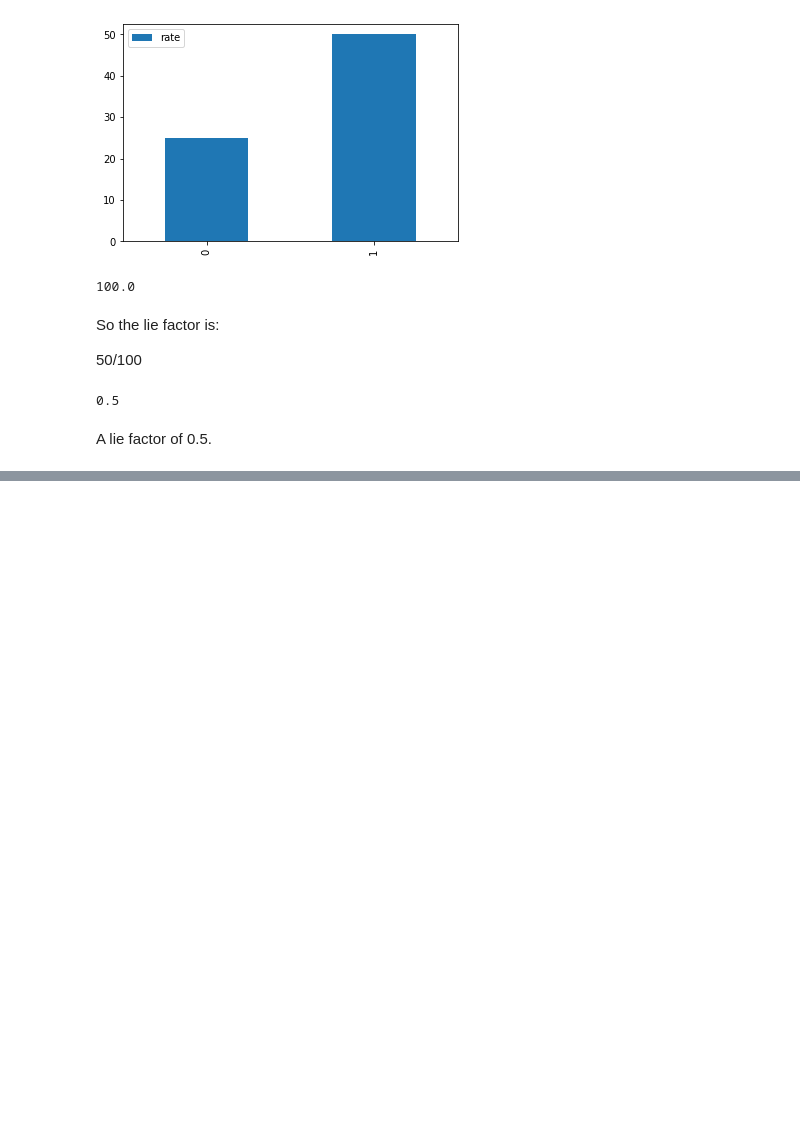
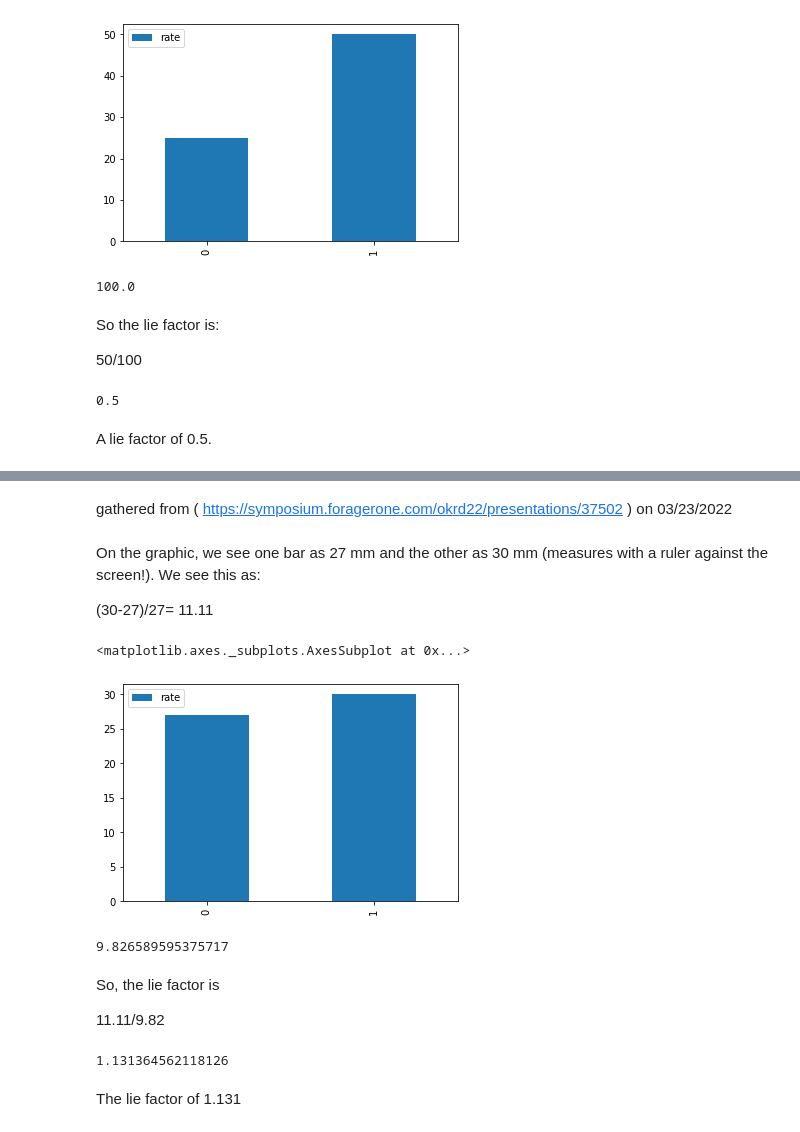
Before and after one commit to subshr4/subshr4, a Jupyter notebook: Untitled14.ipynb, the cells around one changed output, grey strips where cells are left out. Saved outputs shown, nothing was run; the diff lists cells and outputs as text; code cells hidden in the pictures; blank space fills up the shorter version.

```diff
--- a/Untitled14.ipynb
+++ b/Untitled14.ipynb
@@ -57,0 +124,34 @@ A lie factor of 0.5.
+# %% [markdown]
+gathered from ( https://symposium.foragerone.com/okrd22/presentations/37502 ) on 03/23/2022
+# %% [markdown]
+On the graphic, we see one bar as 27 mm and the other as 30 mm (measures with a ruler against the screen!). We see this as:
+
+
+(30-27)/27= 11.11
+# %%
+import pandas as pa
+
+x = [27,30]
+
+df = pa.DataFrame({'rate':x})
+
+df.plot.bar()
+# %% [output]
+<matplotlib.axes._subplots.AxesSubplot at 0x...>
+[figure, added]
+# %%
+percentchange = (19-17.3)/17.3
+
+percentchange*100
+# %% [output]
+9.826589595375717
+# %% [markdown]
+So, the lie factor is
+
+11.11/9.82
+# %%
+11.11/9.82
+# %% [output]
+1.131364562118126
+# %% [markdown]
+The lie factor of 1.131
```
Also changed, not shown: parts of 16 cells of this notebook.
